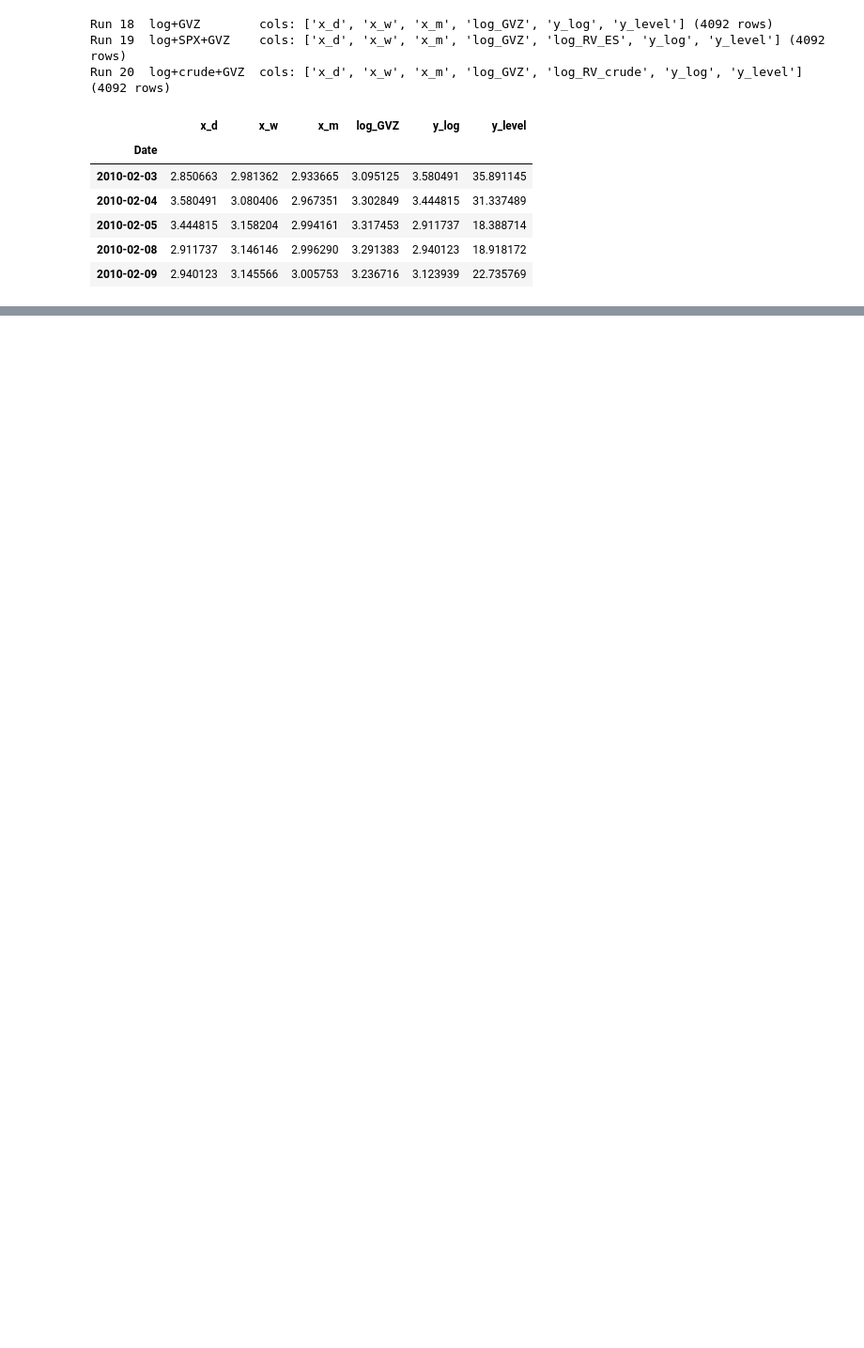
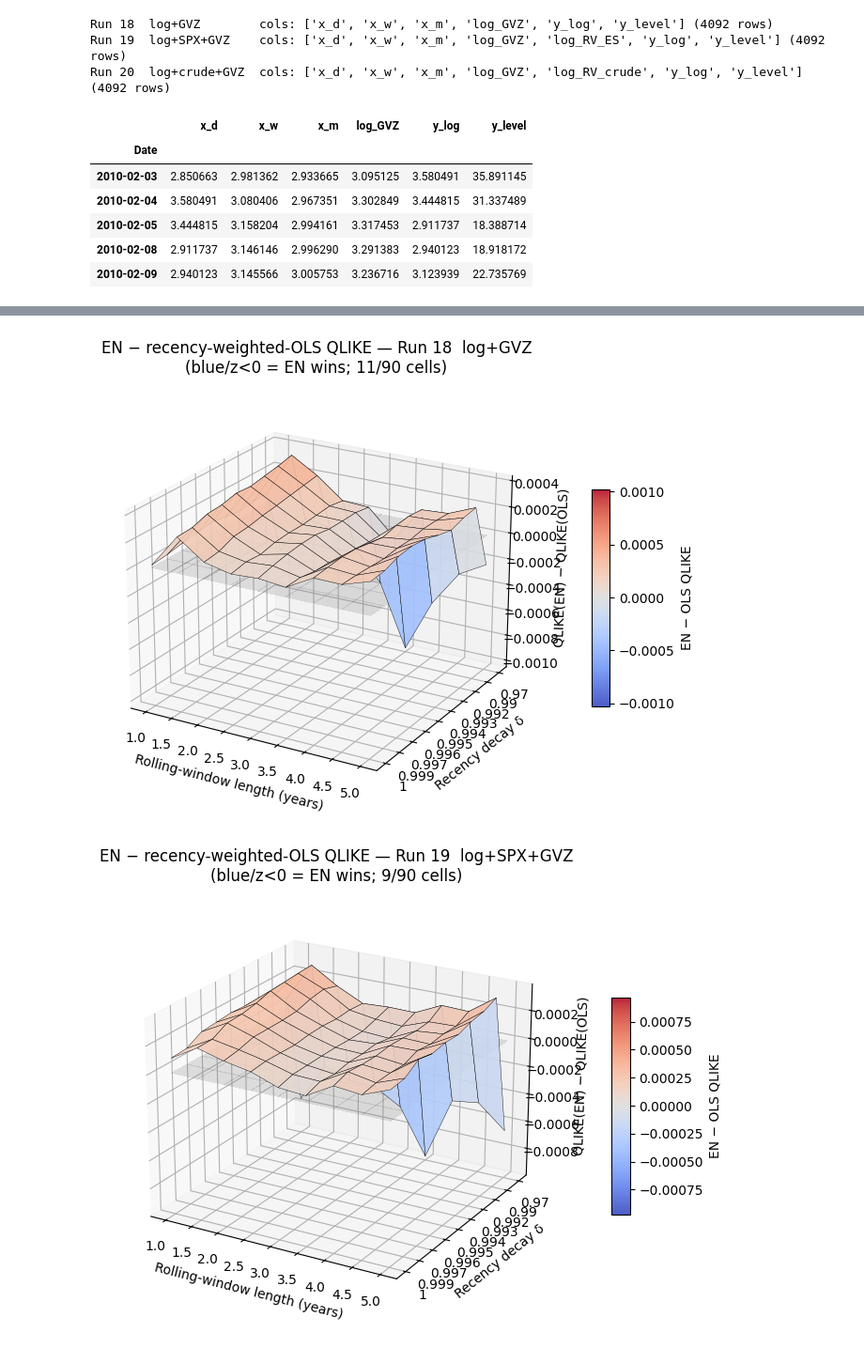
Before and after one commit to RonnieChanPLO/Gold_vol_forecast, a Jupyter notebook: HAR_RegressionElasticnet3D.ipynb, the cells around one changed output, grey strips where cells are left out. Shown at 94% size. Cells and saved outputs as stored; diff of their text form; code cells hidden in the pictures; blank space fills up the shorter version.

```diff
--- a/HAR_RegressionElasticnet3D.ipynb
+++ b/HAR_RegressionElasticnet3D.ipynb
@@ -52,7 +62,7 @@ data = pd.read_parquet("merged_RV_GVZ.parquet")
 rv = data["RV_gold"].astype(float)
 
 TRADING_DAYS = 252
-WINDOW_YEARS = np.array([1.0, 1.5, 2.0, 2.5, 3.0])            # reduced grid for the 3D sweep
+WINDOW_YEARS = np.array([1.0, 1.5, 2.0, 2.5, 3.0, 3.5, 4.0, 4.5, 5.0])   # extended grid (to 5y)
 WINDOWS = [int(round(yr * TRADING_DAYS)) for yr in WINDOW_YEARS]
 WINDOW_DEFAULT = 504          # 2y, used for the sanity-check cell
 EPS = 1e-6                    # QLIKE forecast floor
@@ -260,7 +308,8 @@ print(f"Default window = {WINDOW_DEFAULT} days (~{WINDOW_DEFAULT/TRADING_DAYS:.1
       f"common OOS from {START_DATE.date()}\n")
 for label, design, feats in specs:
     q_ols, n_ols, _ = rolling_log_qlike_smearing_eval(design, feats, WINDOW_DEFAULT)
+    q_wls, _, _     = rolling_log_wls_eval(design, feats, WINDOW_DEFAULT, delta=0.995)
     q_en, n_en, _, asel = rolling_log_enet_wfcv_eval(design, feats, WINDOW_DEFAULT)
-    print(f"{label:<24} OLS {q_ols:.6f} | EN {q_en:.6f} "
+    print(f"{label:<24} OLS {q_ols:.6f} | OLS+δ.995 {q_wls:.6f} | EN {q_en:.6f} "
           f"(median alpha={np.median(asel):.4g}, l1={L1_RATIO:.2f})  "
-          f"delta {q_en - q_ols:+.6f}  [n={n_en}]")
+          f"EN-OLS {q_en - q_ols:+.6f}  [n={n_en}]")
@@ -377,0 +488,43 @@ for label, *_ in specs:
+# %%
+# ===========================================================================
+# Cell 8 — EN − OLS difference surfaces: does honest EN beat recency-weighted OLS?
+# ===========================================================================
+# z = en_cube - ols_cube on the window x delta grid. A translucent z=0 plane marks the
+# break-even: cells BELOW it (blue, z<0) are where the walk-forward-CV elastic net beats
+# recency-weighted OLS; cells above (red, z>0) are where plain weighted OLS wins.
+import matplotlib.colors as mcolors
+
+def plot_diff_surface(label, en_df, ols_df, fname):
+    diff = (en_df - ols_df)
+    Z = diff.to_numpy(dtype=float).T                 # (n_delta, n_window)
+    vmax = np.nanmax(np.abs(Z)); norm = mcolors.TwoSlopeNorm(vmin=-vmax, vcenter=0.0, vmax=vmax)
+    fig = plt.figure(figsize=(8, 6))
+    ax = fig.add_subplot(projection="3d")
+    surf = ax.plot_surface(WIN, DELi, Z, cmap="coolwarm", norm=norm, edgecolor="k",
+                           linewidth=0.3, alpha=0.9, antialiased=True)
+    # translucent break-even plane at z = 0
+    ax.plot_surface(WIN, DELi, np.zeros_like(Z), color="grey", alpha=0.18,
+                    linewidth=0, antialiased=False)
+    ax.set_xlabel("Rolling-window length (years)")
+    ax.set_ylabel("Recency decay δ")
+    ax.set_zlabel("QLIKE(EN) − QLIKE(OLS)")
+    ax.set_yticks(ypos); ax.set_yticklabels([f"{d:g}" for d in DELTAS])
+    n_better = int((Z < 0).sum())
+    ax.set_title(f"EN − recency-weighted-OLS QLIKE — {label}\n"
+                 f"(blue/z<0 = EN wins; {n_better}/{Z.size} cells)")
+    ax.view_init(elev=22, azim=-60)
+    fig.colorbar(surf, ax=ax, shrink=0.5, aspect=12, pad=0.1, label="EN − OLS QLIKE")
+    fig.tight_layout()
+    fig.savefig(fname, dpi=150)
+    plt.show()
+
+diff_fnames = {
+    "Run 18  log+GVZ":       "qlike_en_minus_ols_run18.png",
+    "Run 19  log+SPX+GVZ":   "qlike_en_minus_ols_run19.png",
+    "Run 20  log+crude+GVZ": "qlike_en_minus_ols_run20.png",
+}
+for label, *_ in specs:
+    plot_diff_surface(label, en_cube[label], ols_cube[label], diff_fnames[label])
+# %% [output]
+[figure, added]
+[figure, added]
```
Also changed, not shown: parts of 8 cells of this notebook, 24 other files.
